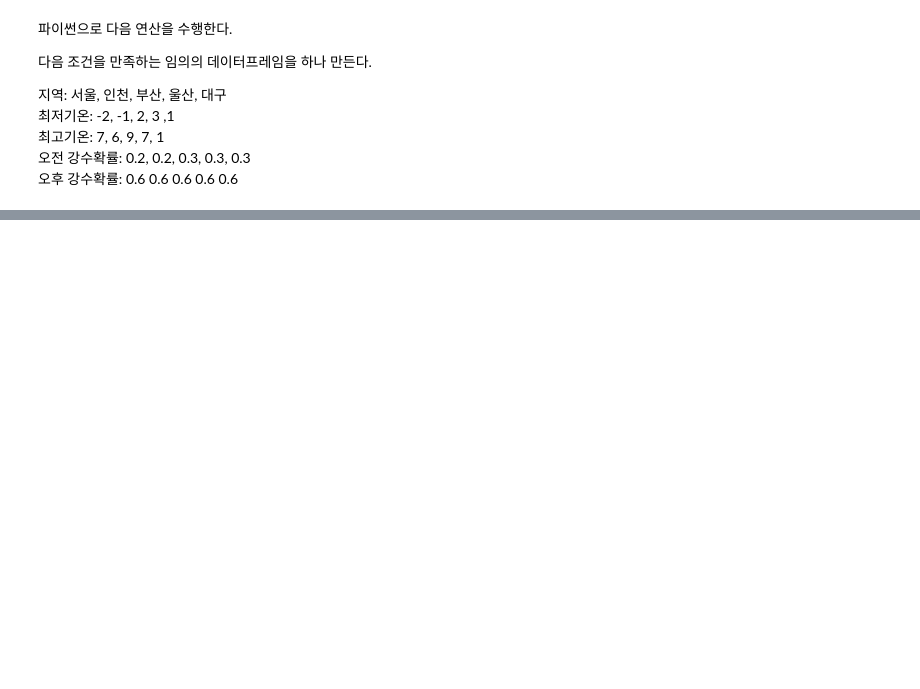
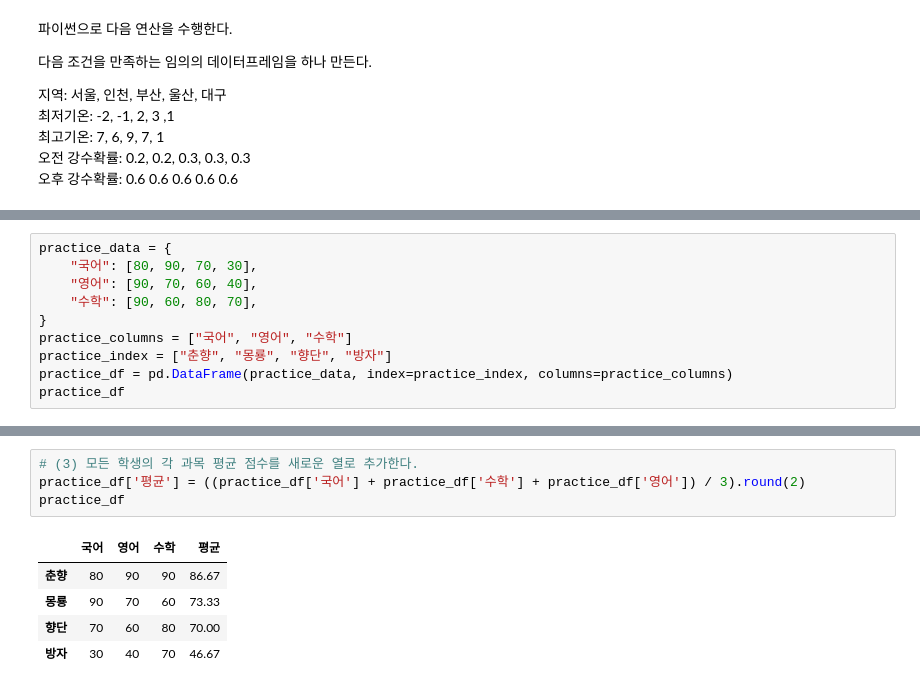
Before and after one commit to DDDDKo/python_study, a Jupyter notebook: pandas_data_analysis/pandas_class.ipynb, the cells around one changed output, grey strips where cells are left out. Cells and saved outputs as stored; diff of their text form; blank space fills up the shorter version.

```diff
--- a/pandas_data_analysis/pandas_class.ipynb
+++ b/pandas_data_analysis/pandas_class.ipynb
@@ -333,0 +381,10 @@ ddf
+# %%
+practice_data = {
+    "국어": [80, 90, 70, 30],
+    "영어": [90, 70, 60, 40],
+    "수학": [90, 60, 80, 70],
+}
+practice_columns = ["국어", "영어", "수학"]
+practice_index = ["춘향", "몽룡", "향단", "방자"]
+practice_df = pd.DataFrame(practice_data, index=practice_index, columns=practice_columns)
+practice_df
@@ -333,0 +415,10 @@ ddf
+# %%
+# (3) 모든 학생의 각 과목 평균 점수를 새로운 열로 추가한다.
+practice_df['평균'] = ((practice_df['국어'] + practice_df['수학'] + practice_df['영어']) / 3).round(2)
+practice_df
+# %% [output]
+|  | 국어 | 영어 | 수학 | 평균 |
+| 춘향 | 80 | 90 | 90 | 86.67 |
+| 몽룡 | 90 | 70 | 60 | 73.33 |
+| 향단 | 70 | 60 | 80 | 70.00 |
+| 방자 | 30 | 40 | 70 | 46.67 |
```
Also changed, not shown: parts of 36 cells of this notebook.
